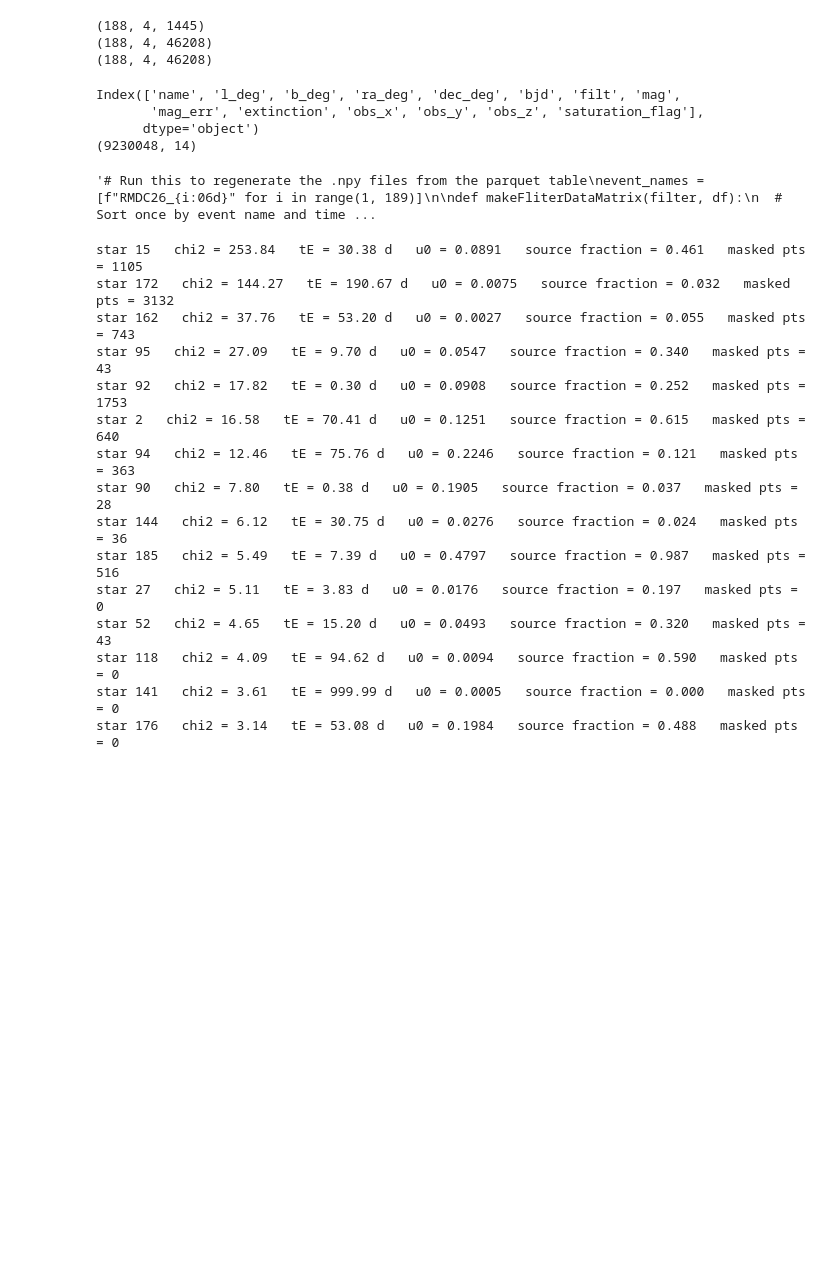
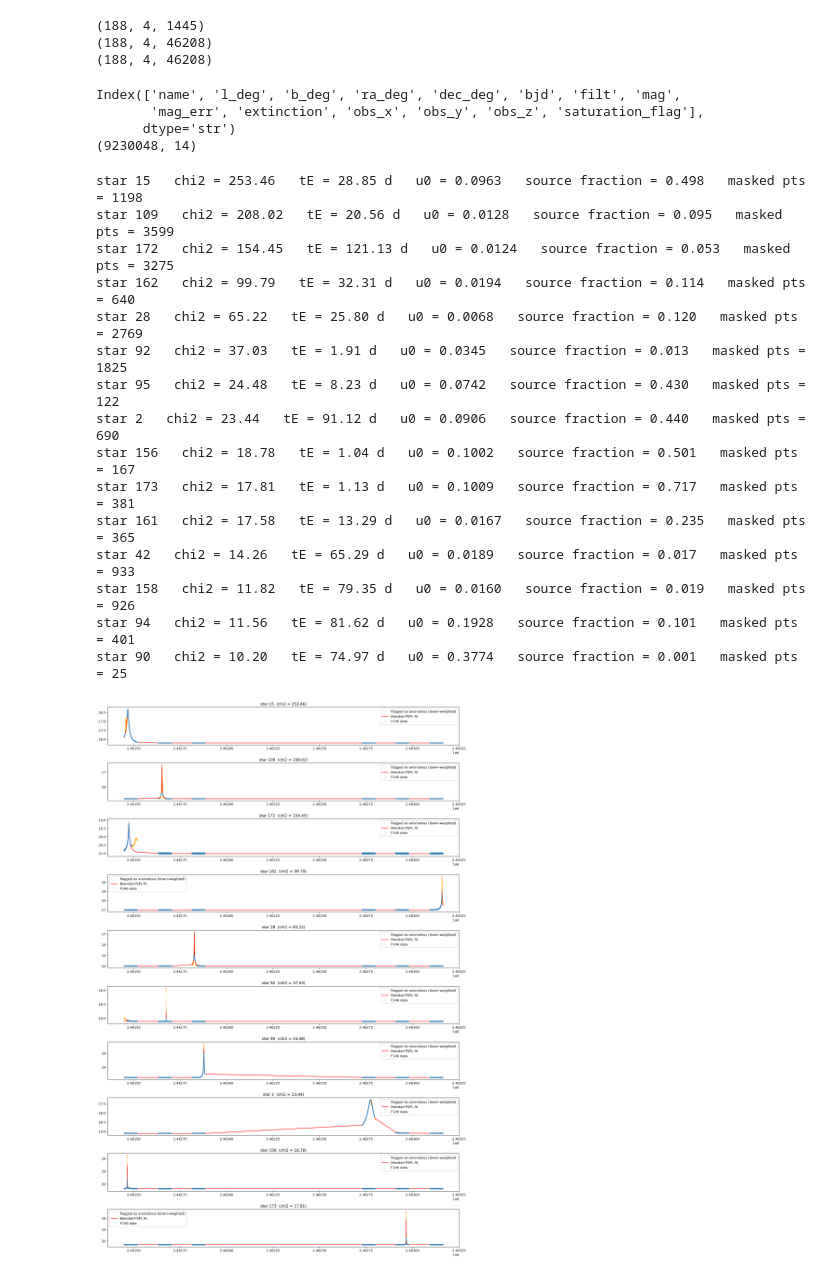
Before and after one commit to agastiyo/roman-data-challenge-uiuc, a Jupyter notebook: src/agastya_mathew_anuva/chi_ranking.ipynb, the cells around one changed output. Saved outputs shown, nothing was run; the diff lists cells and outputs as text; code cells hidden in the pictures; blank space fills up the shorter version.

```diff
--- a/src/agastya_mathew_anuva/chi_ranking.ipynb
+++ b/src/agastya_mathew_anuva/chi_ranking.ipynb
@@ -78,18 +78,19 @@ def linear_fluxes(A, flux, flux_err):
     return Fs, Fb
 
 
-def fit_and_score(t, mag, mag_err, clip_sigma=10.0, n_iter=3, smooth=15, max_clip_frac=0.2):
-    """Blended-PSPL fit in flux space, refit with anomalous points masked.
+def fit_and_score(t, mag, mag_err, clip_sigma=10.0, smooth=15):
+    """Blended-PSPL fit in flux space with a robust (soft-L1) loss.
 
     Physical bounds: source flux Fs > 0, blend flux Fb >= 0, tE > 0, u0 >= 0.
-    After each fit, points whose median-smoothed residual is more than
-    clip_sigma away from the model are masked and the fit is repeated, so
-    anomalies (planets, binaries, flares) can't pull the best-fit curve.
-    The reduced chi^2 is computed on ALL points, so stars with anomalies
-    still rank high.
+    Instead of masking anomalous points and refitting, every point stays in the
+    fit but large residuals are down-weighted (soft-L1 loss), so anomalies
+    (planets, binaries, flares) pull the best-fit curve much less than normal
+    points do. The reduced chi^2 is computed on ALL points with plain
+    residuals, so stars with anomalies still rank high.
 
-    Returns params (t0, tE, u0, Fs, Fb), m_ref, reduced chi^2, and the
-    boolean mask of points flagged as anomalous.
+    Returns params (t0, tE, u0, Fs, Fb), m_ref, reduced chi^2, and a boolean
+    flag for points whose median-smoothed residual is more than clip_sigma
+    from the model (for plotting only -- the flag does not affect the fit).
     """
     m_ref = np.median(mag)
     flux, flux_err = mag_to_flux(mag, mag_err, m_ref)
@@ -120,19 +121,16 @@ def fit_and_score(t, mag, mag_err, clip_sigma=10.0, n_iter=3, smooth=15, max_cli
     upper = [t.max(), 1000.0, 3.0, np.inf, np.inf]
     p = best_p
 
-    # Mask-and-refit (sigma clipping). This is our own method, not from a paper;
-    # clip_sigma, smooth and max_clip_frac were tuned by hand on stars 15, 172, 162, 92.
-    anomalous = np.zeros(len(t), dtype=bool)
-    fit = least_squares(resid, p, args=(~anomalous,), bounds=(lower, upper), x_scale="jac")
-    for _ in range(n_iter):
-        new_anomalous = np.abs(median_filter(resid(fit.x), size=smooth)) > clip_sigma
-        # Stop if nothing changed, or if the model misses so much of the curve
-        # that masking it would throw away the event itself.
-        if np.array_equal(new_anomalous, anomalous) or new_anomalous.mean() > max_clip_frac:
-            break
-        anomalous = new_anomalous
-        fit = least_squares(resid, fit.x, args=(~anomalous,), bounds=(lower, upper), x_scale="jac")
+    # Robust fit, same idea as fit_main_curve in pspl_removal_k_shape.ipynb:
+    # soft_l1 loss instead of masking. resid is already in units of sigma, so
+    # f_scale=1 means residuals beyond ~1 sigma grow linearly rather than
+    # quadratically, which stops narrow spikes/bumps from dragging the fit.
+    fit = least_squares(resid, best_p, bounds=(lower, upper), x_scale="jac",
+                        loss="soft_l1", f_scale=1.0)
     p = fit.x
+
+    # Flag (for plotting only) the points the model misses by a lot.
+    anomalous = np.abs(median_filter(resid(p), size=smooth)) > clip_sigma
 
     # Reduced chi^2 = chi^2 / (N - number of parameters), here 5 parameters (t0, tE, u0, Fs, Fb)
     chi2 = np.sum(resid(p)**2) / (len(t) - 5)
@@ -149,7 +147,6 @@ df = pd.read_parquet("data/RMDC26_Beginner_Tier_test.parquet")
 print(df.columns)
 print(df.shape)
 
-'''
 event_names = [f"RMDC26_{i:06d}" for i in range(1, 189)]
 
 def makeFliterDataMatrix(filter, df):
@@ -164,13 +161,12 @@ def makeFliterDataMatrix(filter, df):
 
 np.save("data/F087.npy", makeFliterDataMatrix("F087", df))
 np.save("data/F146.npy", makeFliterDataMatrix("F146", df))
-np.save("data/F213.npy", makeFliterDataMatrix("F213", df))'''
+np.save("data/F213.npy", makeFliterDataMatrix("F213", df))
 # %% [output]
 Index(['name', 'l_deg', 'b_deg', 'ra_deg', 'dec_deg', 'bjd', 'filt', 'mag',
        'mag_err', 'extinction', 'obs_x', 'obs_y', 'obs_z', 'saturation_flag'],
-      dtype='object')
+      dtype='str')
 (9230048, 14)
-'# Run this to regenerate the .npy files from the parquet table\nevent_names = [f"RMDC26_{i:06d}" for i in range(1, 189)]\n\ndef makeFliterDataMatrix(filter, df):\n  # Sort once by event name and time ...
 # %%
 from operator import itemgetter
 
@@ -188,37 +184,39 @@ for r in results[:15]:
     print(f"star {r['index']}   chi2 = {r['chi2']:.2f}   tE = {tE:.2f} d   u0 = {u0:.4f}   "
           f"source fraction = {Fs / (Fs + Fb):.3f}   masked pts = {r['anomalous'].sum()}")
 # %% [output]
-star 15   chi2 = 253.84   tE = 30.38 d   u0 = 0.0891   source fraction = 0.461   masked pts = 1105
-star 172   chi2 = 144.27   tE = 190.67 d   u0 = 0.0075   source fraction = 0.032   masked pts = 3132
-star 162   chi2 = 37.76   tE = 53.20 d   u0 = 0.0027   source fraction = 0.055   masked pts = 743
-star 95   chi2 = 27.09   tE = 9.70 d   u0 = 0.0547   source fraction = 0.340   masked pts = 43
-star 92   chi2 = 17.82   tE = 0.30 d   u0 = 0.0908   source fraction = 0.252   masked pts = 1753
-star 2   chi2 = 16.58   tE = 70.41 d   u0 = 0.1251   source fraction = 0.615   masked pts = 640
-star 94   chi2 = 12.46   tE = 75.76 d   u0 = 0.2246   source fraction = 0.121   masked pts = 363
-star 90   chi2 = 7.80   tE = 0.38 d   u0 = 0.1905   source fraction = 0.037   masked pts = 28
-star 144   chi2 = 6.12   tE = 30.75 d   u0 = 0.0276   source fraction = 0.024   masked pts = 36
-star 185   chi2 = 5.49   tE = 7.39 d   u0 = 0.4797   source fraction = 0.987   masked pts = 516
-star 27   chi2 = 5.11   tE = 3.83 d   u0 = 0.0176   source fraction = 0.197   masked pts = 0
-star 52   chi2 = 4.65   tE = 15.20 d   u0 = 0.0493   source fraction = 0.320   masked pts = 43
-star 118   chi2 = 4.09   tE = 94.62 d   u0 = 0.0094   source fraction = 0.590   masked pts = 0
-star 141   chi2 = 3.61   tE = 999.99 d   u0 = 0.0005   source fraction = 0.000   masked pts = 0
-star 176   chi2 = 3.14   tE = 53.08 d   u0 = 0.1984   source fraction = 0.488   masked pts = 0
+star 15   chi2 = 253.46   tE = 28.85 d   u0 = 0.0963   source fraction = 0.498   masked pts = 1198
+star 109   chi2 = 208.02   tE = 20.56 d   u0 = 0.0128   source fraction = 0.095   masked pts = 3599
+star 172   chi2 = 154.45   tE = 121.13 d   u0 = 0.0124   source fraction = 0.053   masked pts = 3275
+star 162   chi2 = 99.79   tE = 32.31 d   u0 = 0.0194   source fraction = 0.114   masked pts = 640
+star 28   chi2 = 65.22   tE = 25.80 d   u0 = 0.0068   source fraction = 0.120   masked pts = 2769
+star 92   chi2 = 37.03   tE = 1.91 d   u0 = 0.0345   source fraction = 0.013   masked pts = 1825
+star 95   chi2 = 24.48   tE = 8.23 d   u0 = 0.0742   source fraction = 0.430   masked pts = 122
+star 2   chi2 = 23.44   tE = 91.12 d   u0 = 0.0906   source fraction = 0.440   masked pts = 690
+star 156   chi2 = 18.78   tE = 1.04 d   u0 = 0.1002   source fraction = 0.501   masked pts = 167
+star 173   chi2 = 17.81   tE = 1.13 d   u0 = 0.1009   source fraction = 0.717   masked pts = 381
+star 161   chi2 = 17.58   tE = 13.29 d   u0 = 0.0167   source fraction = 0.235   masked pts = 365
+star 42   chi2 = 14.26   tE = 65.29 d   u0 = 0.0189   source fraction = 0.017   masked pts = 933
+star 158   chi2 = 11.82   tE = 79.35 d   u0 = 0.0160   source fraction = 0.019   masked pts = 926
+star 94   chi2 = 11.56   tE = 81.62 d   u0 = 0.1928   source fraction = 0.101   masked pts = 401
+star 90   chi2 = 10.20   tE = 74.97 d   u0 = 0.3774   source fraction = 0.001   masked pts = 25
 # %%
 fig, axes = plt.subplots(10, 1, figsize=(16, 24), dpi=200)
 for j in range(10):
     ax = axes[j]
     r = results[j]
     i = r["index"]
     keep = r["keep"]
     mag, mag_err, bjd = F146[i, 0, keep], F146[i, 1, keep], F146[i, 2, keep]
     anom = r["anomalous"]
     ax.errorbar(bjd[~anom], mag[~anom], yerr=mag_err[~anom], fmt='.', alpha=0.2, markersize=2, label="F146 data")
-    ax.plot(bjd[anom], mag[anom], '.', color="orange", markersize=2, label="masked as anomalous")
+    ax.plot(bjd[anom], mag[anom], '.', color="orange", markersize=2, label="flagged as anomalous (down-weighted)")
     ax.plot(bjd, model_mag(bjd, r["popt"], r["m_ref"]), color="red", linewidth=1.5, label="Blended PSPL fit")
     ax.invert_yaxis()
     ax.set_title(f"star {i}  (chi2 = {r['chi2']:.2f})")
     ax.legend()
 
 plt.tight_layout()
 plt.show()
+# %% [output]
+[figure, added]
 # %%
```
Also changed, not shown: parts of 2 cells of this notebook.
